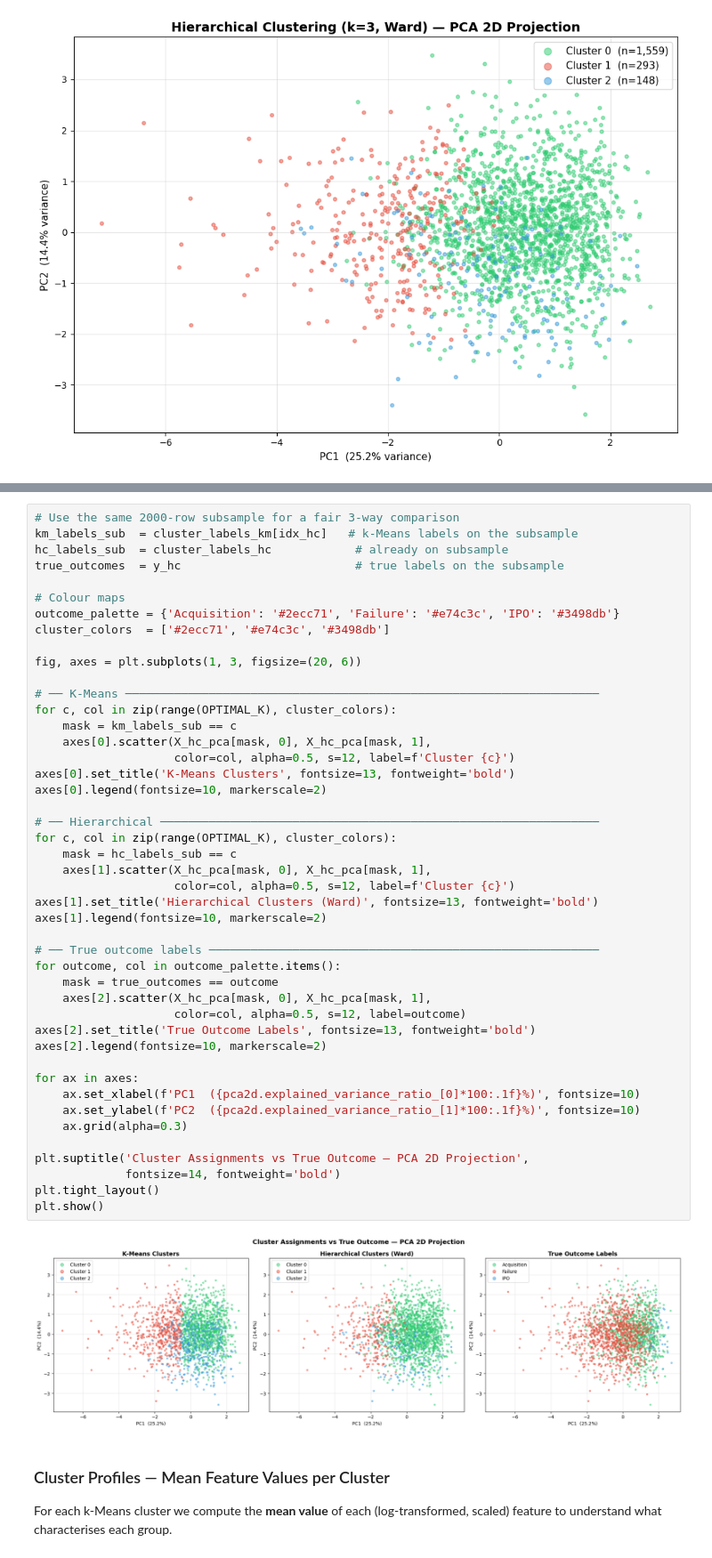
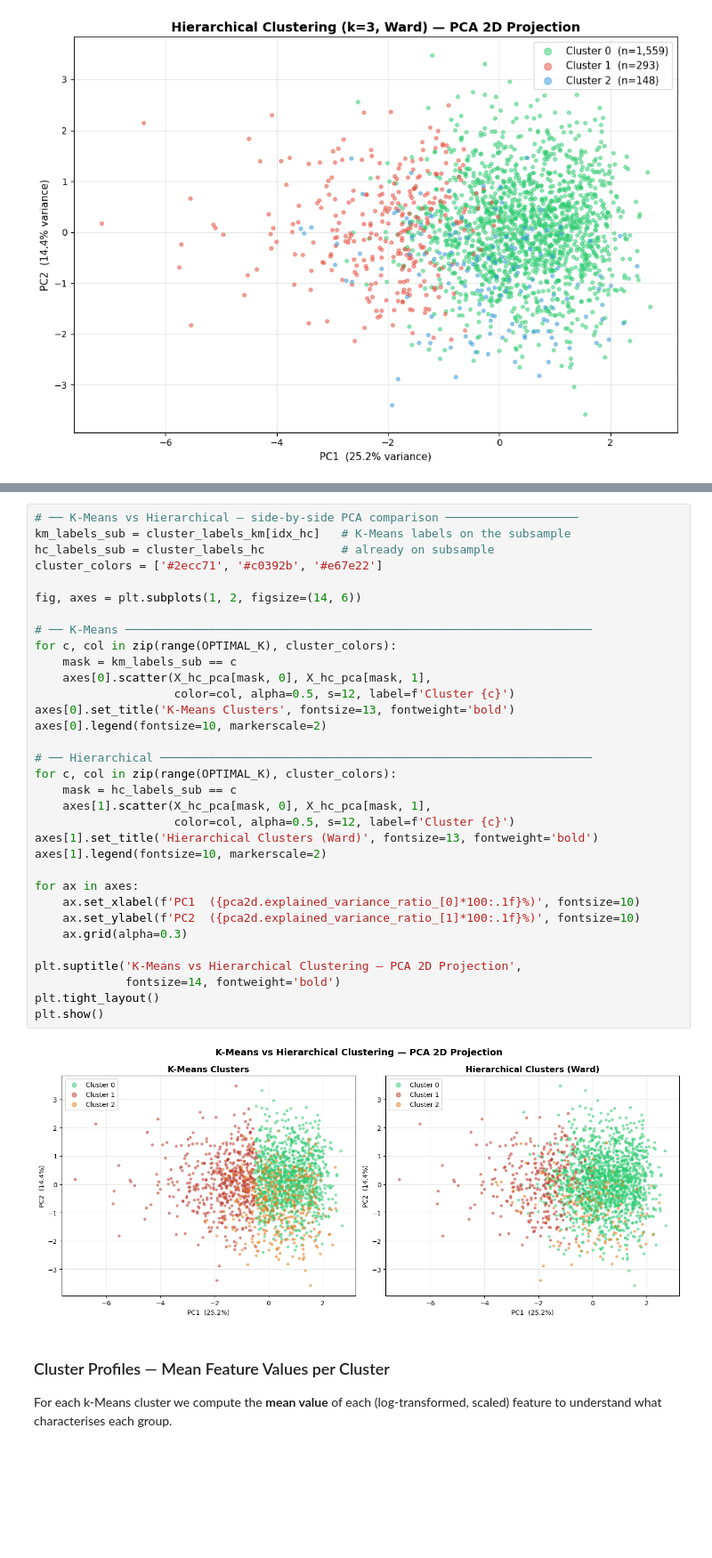
Before and after one commit to Clement-NI/Machine_learning_project_kaggle_start_up_success_data, a Jupyter notebook: scientificProject1/task.ipynb, the cells around one changed output, grey strips where cells are left out. Shown at 89% size. Cells and saved outputs as stored; diff of their text form; blank space fills up the shorter version.

```diff
--- a/scientificProject1/task.ipynb
+++ b/scientificProject1/task.ipynb
@@ -1362,50 +1358,38 @@ We compare:
 # %%
-# Use the same 2000-row subsample for a fair 3-way comparison
-km_labels_sub  = cluster_labels_km[idx_hc]   # k-Means labels on the subsample
-hc_labels_sub  = cluster_labels_hc            # already on subsample
-true_outcomes  = y_hc                         # true labels on the subsample
+# ── K-Means vs Hierarchical — side-by-side PCA comparison ───────────────────
+km_labels_sub = cluster_labels_km[idx_hc]   # K-Means labels on the subsample
+hc_labels_sub = cluster_labels_hc           # already on subsample
+cluster_colors = ['#2ecc71', '#c0392b', '#e67e22']
 
-# Colour maps
-outcome_palette = {'Acquisition': '#2ecc71', 'Failure': '#e74c3c', 'IPO': '#3498db'}
-cluster_colors  = ['#2ecc71', '#e74c3c', '#3498db']
+fig, axes = plt.subplots(1, 2, figsize=(14, 6))
 
-fig, axes = plt.subplots(1, 3, figsize=(20, 6))
-
-# ── K-Means ────────────────────────────────────────────────────────────────────
+# ── K-Means ───────────────────────────────────────────────────────────────────
 for c, col in zip(range(OPTIMAL_K), cluster_colors):
     mask = km_labels_sub == c
     axes[0].scatter(X_hc_pca[mask, 0], X_hc_pca[mask, 1],
                     color=col, alpha=0.5, s=12, label=f'Cluster {c}')
 axes[0].set_title('K-Means Clusters', fontsize=13, fontweight='bold')
 axes[0].legend(fontsize=10, markerscale=2)
 
-# ── Hierarchical ───────────────────────────────────────────────────────────────
+# ── Hierarchical ──────────────────────────────────────────────────────────────
 for c, col in zip(range(OPTIMAL_K), cluster_colors):
     mask = hc_labels_sub == c
     axes[1].scatter(X_hc_pca[mask, 0], X_hc_pca[mask, 1],
                     color=col, alpha=0.5, s=12, label=f'Cluster {c}')
 axes[1].set_title('Hierarchical Clusters (Ward)', fontsize=13, fontweight='bold')
 axes[1].legend(fontsize=10, markerscale=2)
 
-# ── True outcome labels ────────────────────────────────────────────────────────
-for outcome, col in outcome_palette.items():
-    mask = true_outcomes == outcome
-    axes[2].scatter(X_hc_pca[mask, 0], X_hc_pca[mask, 1],
-                    color=col, alpha=0.5, s=12, label=outcome)
-axes[2].set_title('True Outcome Labels', fontsize=13, fontweight='bold')
-axes[2].legend(fontsize=10, markerscale=2)
-
 for ax in axes:
     ax.set_xlabel(f'PC1  ({pca2d.explained_variance_ratio_[0]*100:.1f}%)', fontsize=10)
     ax.set_ylabel(f'PC2  ({pca2d.explained_variance_ratio_[1]*100:.1f}%)', fontsize=10)
     ax.grid(alpha=0.3)
 
-plt.suptitle('Cluster Assignments vs True Outcome — PCA 2D Projection',
+plt.suptitle('K-Means vs Hierarchical Clustering — PCA 2D Projection',
              fontsize=14, fontweight='bold')
 plt.tight_layout()
 plt.show()
 # %% [output]
-[figure, old version]
+[figure, new version]
 # %% [markdown]
 ### Cluster Profiles — Mean Feature Values per Cluster
 
```
Also changed, not shown: parts of 4 cells of this notebook.
